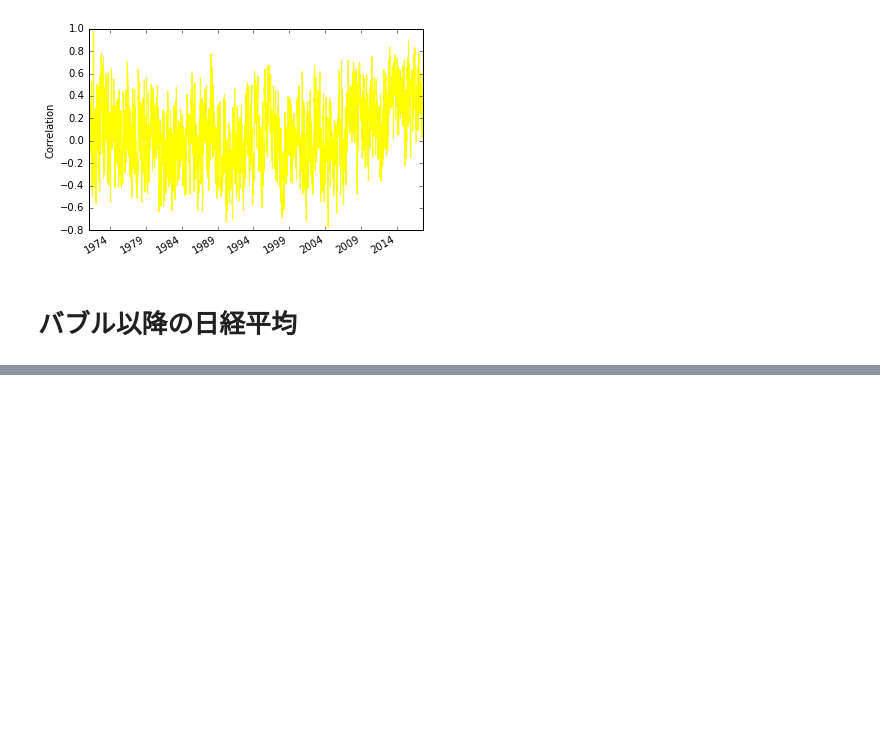
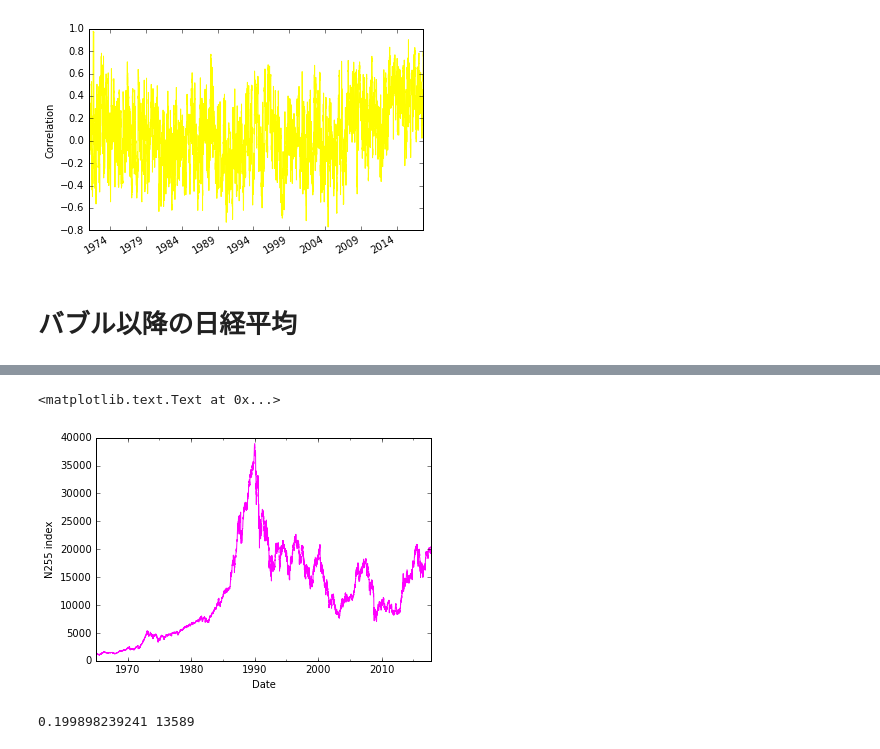
Before and after one commit to ichiwa/hft, a Jupyter notebook: tutorial-2.ipynb, the cells around one changed output, grey strips where cells are left out. Saved outputs shown, nothing was run; the diff lists cells and outputs as text; code cells hidden in the pictures; blank space fills up the shorter version.

```diff
--- a/tutorial-2.ipynb
+++ b/tutorial-2.ipynb
@@ -68,0 +102,13 @@ price2.tail(1)
+# %%
+price.resample('A').Close.plot(color='Magenta')
+plt.ylabel('N255 index')
+# %% [output]
+<matplotlib.text.Text at 0x...>
+[figure, added]
+# %%
+import numpy as np
+dp = np.log(price.Close).diff()
+vol = dp.std() * np.sqrt(250)
+print(vol, len(price))
+# %% [output]
+0.199898239241 13589
```
Also changed, not shown: parts of 9 cells of this notebook.
